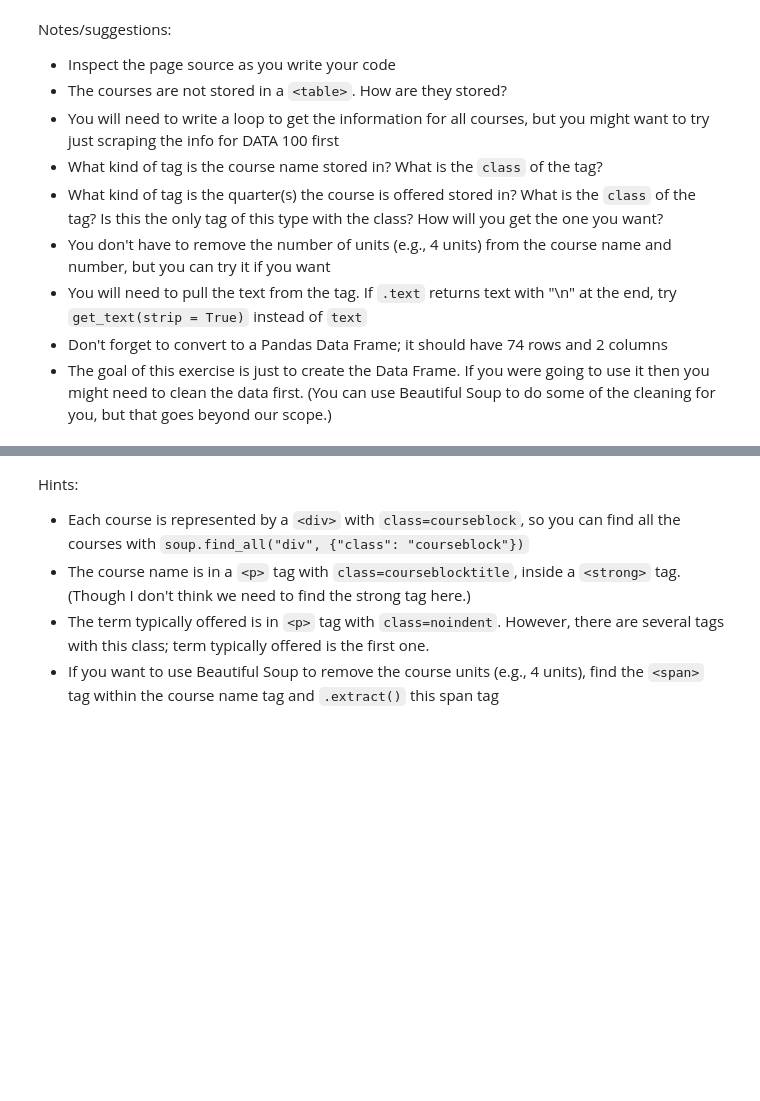
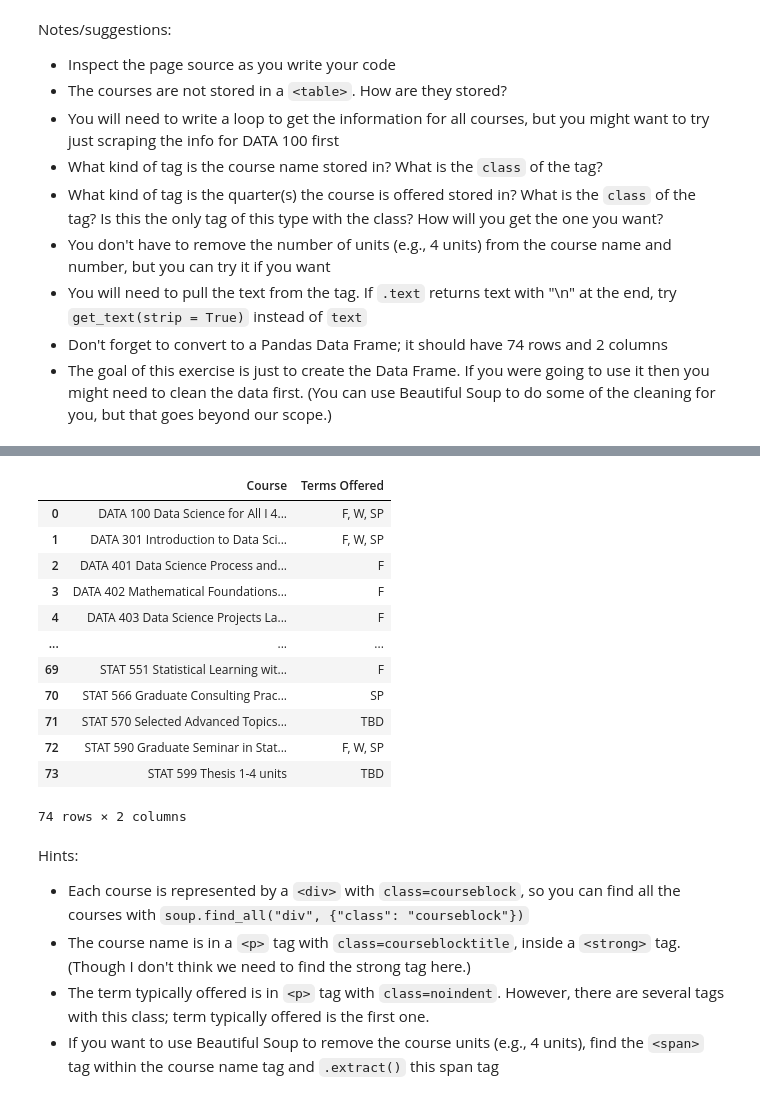
Before and after one commit to bnkessler/Data-Science-and-Machine-Learning, a Jupyter notebook: Week4/Practice_Activity_4_1_Webscraping.ipynb, the cells around one changed output, grey strips where cells are left out. Saved outputs shown, nothing was run; the diff lists cells and outputs as text; code cells hidden in the pictures; blank space fills up the shorter version.

```diff
--- a/Week4/Practice_Activity_4_1_Webscraping.ipynb
+++ b/Week4/Practice_Activity_4_1_Webscraping.ipynb
@@ -137,3 +220,8 @@ Notes/suggestions:
 - The goal of this exercise is just to create the Data Frame. If you were going to use it then you might need to clean the data first. (You can use Beautiful Soup to do some of the cleaning for you, but that goes beyond our scope.)
 # %%
 # YOUR CODE HERE. ADD AS MANY CELLS AS NEEDED
+# %%
+response = requests.get("http://catalog.calpoly.edu/collegesandprograms/collegeofsciencemathematics/statistics/#courseinventory")
+soup = BeautifulSoup(response.content, "html.parser")
+classes = soup.find_all(class_ = "courseblocktitle")
+terms = soup.find_all("p", class_ = "noindent")
@@ -140,3 +248,30 @@ Notes/suggestions:
+# %%
+courses = []
+term = []
+for i in classes:
+    courses.append(i.get_text(strip=True).replace("\xa0", " ").replace(".", " "))
+for i in terms:
+    if "Term" in i.get_text():
+        term.append(i.get_text().split(":")[1])
+
+# print(term)
+# print(courses)
+df = pd.DataFrame({"Course": courses, "Terms Offered": term})
+df
+# %% [output]
+|  | Course | Terms Offered |
+| 0 | DATA 100 Data Science for All I 4... | F, W, SP |
+| 1 | DATA 301 Introduction to Data Sci... | F, W, SP |
+| 2 | DATA 401 Data Science Process and... | F |
+| 3 | DATA 402 Mathematical Foundations... | F |
+| 4 | DATA 403 Data Science Projects La... | F |
+| ... | ... | ... |
+| 69 | STAT 551 Statistical Learning wit... | F |
+| 70 | STAT 566 Graduate Consulting Prac... | SP |
+| 71 | STAT 570 Selected Advanced Topics... | TBD |
+| 72 | STAT 590 Graduate Seminar in Stat... | F, W, SP |
+| 73 | STAT 599 Thesis 1-4 units | TBD |
+74 rows × 2 columns
 # %% [markdown]
 Hints:
 
```
Also changed, not shown: parts of 14 cells of this notebook, 2 other files.
